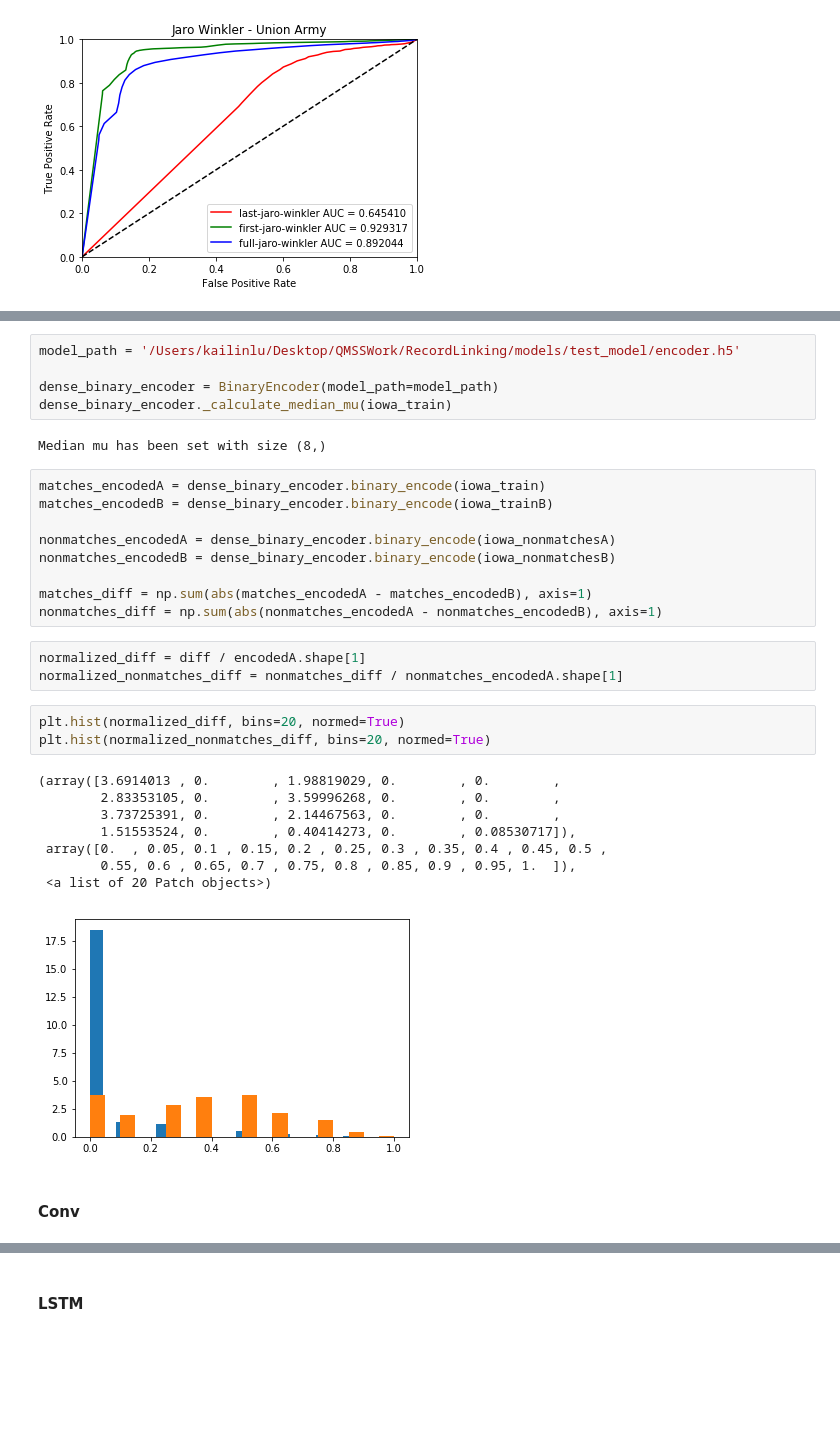
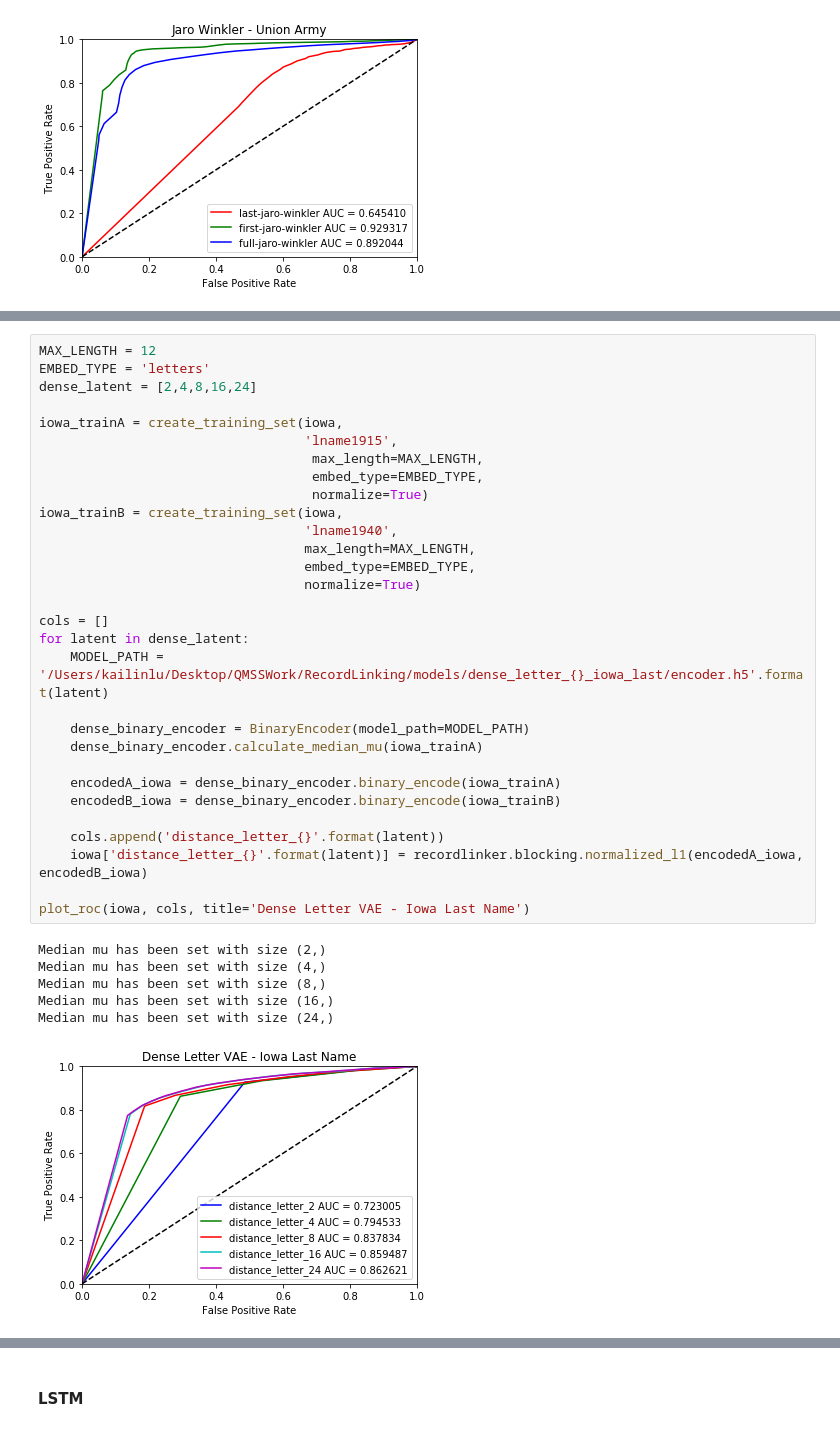
Before and after one commit to kailin-lu/recordlinker, a Jupyter notebook: notebooks/AccuracyComparison.ipynb, the cells around one changed output, grey strips where cells are left out. Saved outputs shown, nothing was run; the diff lists cells and outputs as text; blank space fills up the shorter version.

```diff
--- a/notebooks/AccuracyComparison.ipynb
+++ b/notebooks/AccuracyComparison.ipynb
@@ -214,33 +200,37 @@ iowa_nonmatchesB = create_training_set(iowa_nonmatches,
-# %%
-model_path = '/Users/kailinlu/Desktop/QMSSWork/RecordLinking/models/test_model/encoder.h5'
-
-dense_binary_encoder = BinaryEncoder(model_path=model_path)
-dense_binary_encoder._calculate_median_mu(iowa_train)
-# %% [output]
-Median mu has been set with size (8,)
-# %%
-matches_encodedA = dense_binary_encoder.binary_encode(iowa_train)
-matches_encodedB = dense_binary_encoder.binary_encode(iowa_trainB)
-
-nonmatches_encodedA = dense_binary_encoder.binary_encode(iowa_nonmatchesA)
-nonmatches_encodedB = dense_binary_encoder.binary_encode(iowa_nonmatchesB)
-
-matches_diff = np.sum(abs(matches_encodedA - matches_encodedB), axis=1)
-nonmatches_diff = np.sum(abs(nonmatches_encodedA - nonmatches_encodedB), axis=1)
-# %%
-normalized_diff = diff / encodedA.shape[1]
-normalized_nonmatches_diff = nonmatches_diff / nonmatches_encodedA.shape[1]
-# %%
-plt.hist(normalized_diff, bins=20, normed=True)
-plt.hist(normalized_nonmatches_diff, bins=20, normed=True)
-# %% [output]
-(array([3.6914013 , 0.        , 1.98819029, 0.        , 0.        ,
-        2.83353105, 0.        , 3.59996268, 0.        , 0.        ,
-        3.73725391, 0.        , 2.14467563, 0.        , 0.        ,
-        1.51553524, 0.        , 0.40414273, 0.        , 0.08530717]),
- array([0.  , 0.05, 0.1 , 0.15, 0.2 , 0.25, 0.3 , 0.35, 0.4 , 0.45, 0.5 ,
-        0.55, 0.6 , 0.65, 0.7 , 0.75, 0.8 , 0.85, 0.9 , 0.95, 1.  ]),
- <a list of 20 Patch objects>)
-[figure, removed]
-# %% [markdown]
-#### Conv
+# %%
+MAX_LENGTH = 12
+EMBED_TYPE = 'letters'
+dense_latent = [2,4,8,16,24]
+
+iowa_trainA = create_training_set(iowa,
+                                  'lname1915',
+                                   max_length=MAX_LENGTH,
+                                   embed_type=EMBED_TYPE,
+                                   normalize=True)
+iowa_trainB = create_training_set(iowa,
+                                  'lname1940',
+                                  max_length=MAX_LENGTH,
+                                  embed_type=EMBED_TYPE,
+                                  normalize=True)
+
+cols = []
+for latent in dense_latent:
+    MODEL_PATH = '/Users/kailinlu/Desktop/QMSSWork/RecordLinking/models/dense_letter_{}_iowa_last/encoder.h5'.format(latent)
+
+    dense_binary_encoder = BinaryEncoder(model_path=MODEL_PATH)
+    dense_binary_encoder.calculate_median_mu(iowa_trainA)
+
+    encodedA_iowa = dense_binary_encoder.binary_encode(iowa_trainA)
+    encodedB_iowa = dense_binary_encoder.binary_encode(iowa_trainB)
+
+    cols.append('distance_letter_{}'.format(latent))
+    iowa['distance_letter_{}'.format(latent)] = recordlinker.blocking.normalized_l1(encodedA_iowa, encodedB_iowa)
+
+plot_roc(iowa, cols, title='Dense Letter VAE - Iowa Last Name')
+# %% [output]
+Median mu has been set with size (2,)
+Median mu has been set with size (4,)
+Median mu has been set with size (8,)
+Median mu has been set with size (16,)
+Median mu has been set with size (24,)
+[figure, added]
```
Also changed, not shown: parts of 73 cells of this notebook, 9 other files.
